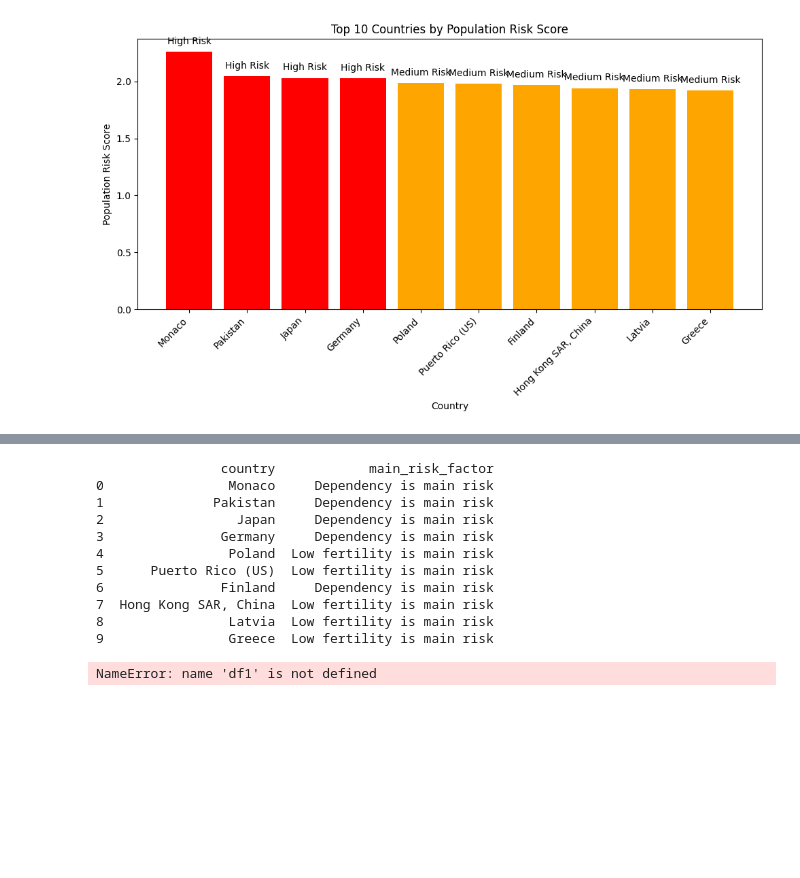
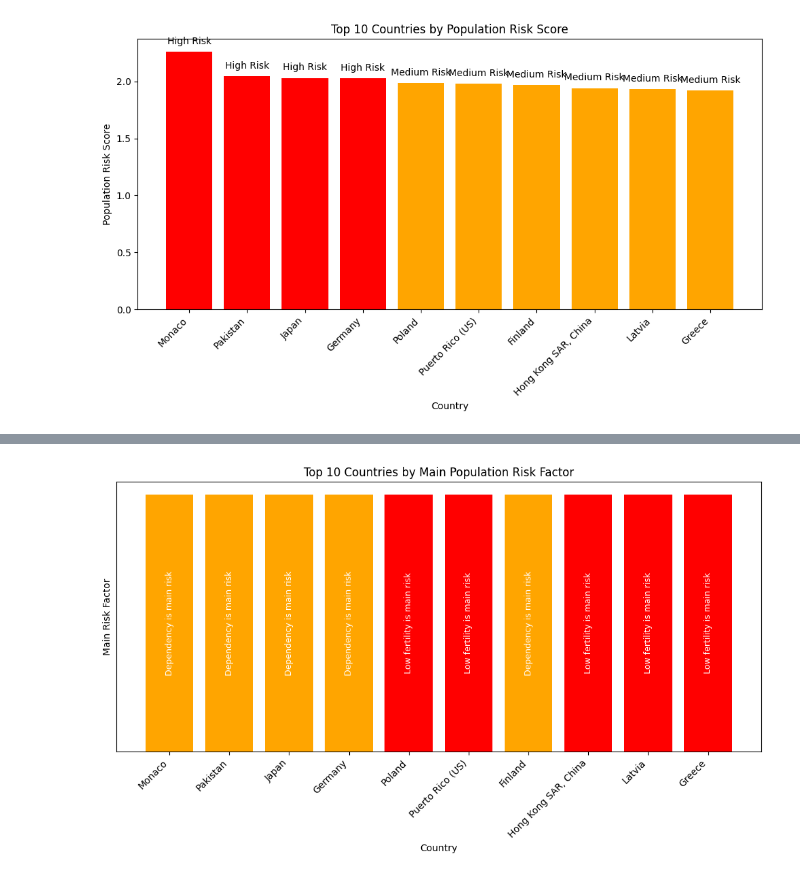
Before and after one commit to mkweisbr/Portfolio, a Jupyter notebook: Population_Risk_Queries_SQL.ipynb, the cells around one changed output, grey strips where cells are left out. Saved outputs shown, nothing was run; the diff lists cells and outputs as text; code cells hidden in the pictures; blank space fills up the shorter version.

```diff
--- a/Population_Risk_Queries_SQL.ipynb
+++ b/Population_Risk_Queries_SQL.ipynb
@@ -205,42 +216,42 @@ print(fertility_replacement)
 # %%
 largest_risk = """SELECT country,
        CASE
            WHEN dependency_ratio >= 60 THEN 'Dependency is main risk'
            WHEN fertility_rate < 2.1 THEN 'Low fertility is main risk'
            WHEN net_migration < 0 THEN 'Migration is main risk'
            ELSE 'No single factor dominates'
        END AS main_risk_factor
 FROM population_data
 ORDER BY population_risk_score DESC
 LIMIT 10;"""
 
 largest_risk = pd.read_sql_query(largest_risk, conn)
 
-print(largest_risk)
+# Set colors for each risk factor
+colors = {
+    'Dependency is main risk': 'orange',
+    'Low fertility is main risk': 'red',
+    'Migration is main risk': 'purple',
+    'No single factor dominates': 'green'
+}
+
+# Bar chart
+plt.figure(figsize=(10,6))
+plt.bar(largest_risk['country'], [1]*len(largest_risk),  # uniform height
+        color=[colors[factor] for factor in largest_risk['main_risk_factor']])
+
+# Labels and title
+plt.xlabel("Country")
+plt.ylabel("Main Risk Factor")
+plt.title("Top 10 Countries by Main Population Risk Factor")
+plt.xticks(rotation=45, ha='right')
+
+# Add text labels on top of bars
+for i, factor in enumerate(largest_risk['main_risk_factor']):
+    plt.text(i, 0.5, factor, ha='center', va='center', rotation=90, color='white', fontsize=9)
+
+plt.yticks([])  # hide y-axis as it's not meaningful
+plt.tight_layout()
+plt.show()
 # %% [output]
-                country            main_risk_factor
-0                Monaco     Dependency is main risk
-1              Pakistan     Dependency is main risk
-2                 Japan     Dependency is main risk
-3               Germany     Dependency is main risk
-4                Poland  Low fertility is main risk
-5      Puerto Rico (US)  Low fertility is main risk
-6               Finland     Dependency is main risk
-7  Hong Kong SAR, China  Low fertility is main risk
-8                Latvia  Low fertility is main risk
-9                Greece  Low fertility is main risk
+[figure, added]
-# %%
-df1['analysis_type'] = 'top_risk'
-df2['analysis_type'] = 'Low-fertility_rate'
-df3['analysis_type'] = 'High-dependency_ratio'
-df4['analysis_type'] = 'Low-migration'
-df5['analysis_type'] = 'average_population_risk'
-df6['analysis_type'] = 'risk_score_categorization'
-df7['analysis_type'] = 'fertility_replacement'
-df8['analysis_type'] = 'largest_risk'
-# repeat for all 8 queries
-
-df_all = pd.concat([df1, df2, df3, ...], ignore_index=True)
-df_all.to_csv("all_query_results.csv", index=False)
-# %% [output]
-NameError: name 'df1' is not defined
```
Also changed, not shown: parts of 3 cells of this notebook.
